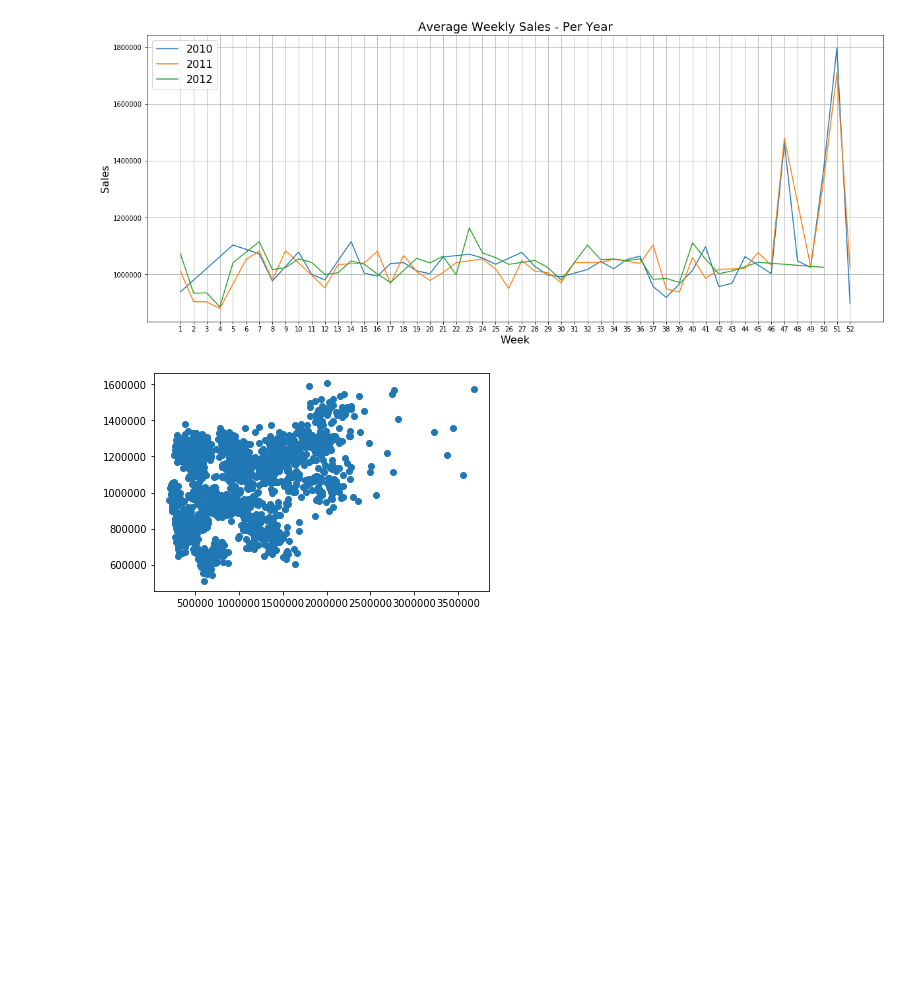
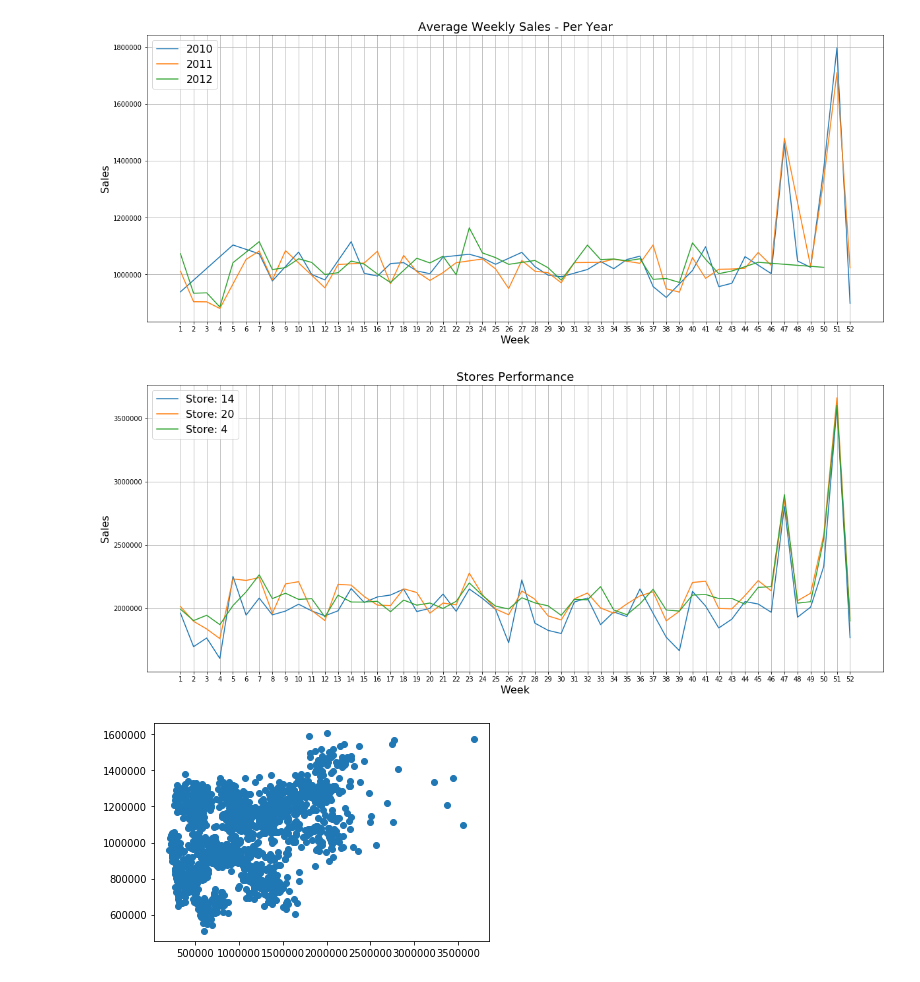
Before and after one commit to traveler0027/ai-projects, a Jupyter notebook: Regression/regression_walmart.ipynb, the cells around one changed output. Drawn from its saved outputs; the diff is of its cells as text; code cells hidden in the pictures; blank space fills up the shorter version.

```diff
--- a/Regression/regression_walmart.ipynb
+++ b/Regression/regression_walmart.ipynb
@@ -221,6 +227,24 @@ plt.xlabel('Week', fontsize=16)
 plt.show()
 # %% [output]
 [figure]
+# %%
+#     Which store/s has good quarterly growth rate in Q3’2012? 4,14,20
+weekly_sales_14 = sells[sells.Store==14]['Weekly_Sales'].groupby(sells['Week']).mean()
+weekly_sales_20 = sells[sells.Store==20]['Weekly_Sales'].groupby(sells['Week']).mean()
+weekly_sales_4 = sells[sells.Store==4]['Weekly_Sales'].groupby(sells['Week']).mean()
+plt.figure(figsize=(20,8))
+sns.lineplot(weekly_sales_14.index, weekly_sales_14.values)
+sns.lineplot(weekly_sales_20.index, weekly_sales_20.values)
+sns.lineplot(weekly_sales_4.index, weekly_sales_4.values)
+plt.grid()
+plt.xticks(np.arange(1, 53, step=1))
+plt.legend(['Store: 14', 'Store: 20', 'Store: 4'], loc='best', fontsize=16)
+plt.title('Stores Performance', fontsize=18)
+plt.ylabel('Sales', fontsize=16)
+plt.xlabel('Week', fontsize=16)
+plt.show()
+# %% [output]
+[figure, added]
 # %%
 #train-test split
 x_features = sells.drop(columns=["Weekly_Sales"],axis=1)
```
Also changed, not shown: parts of 13 cells of this notebook.
